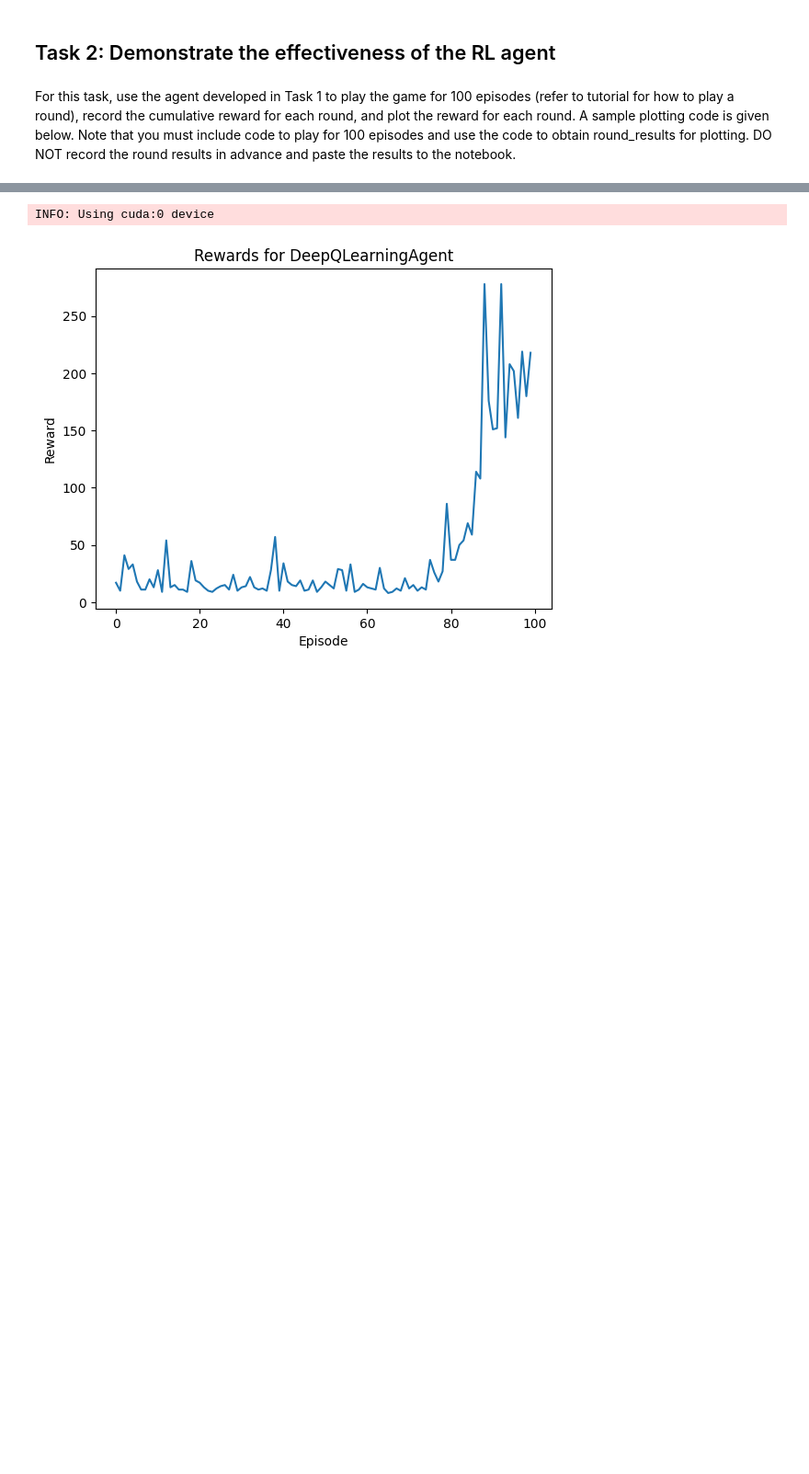
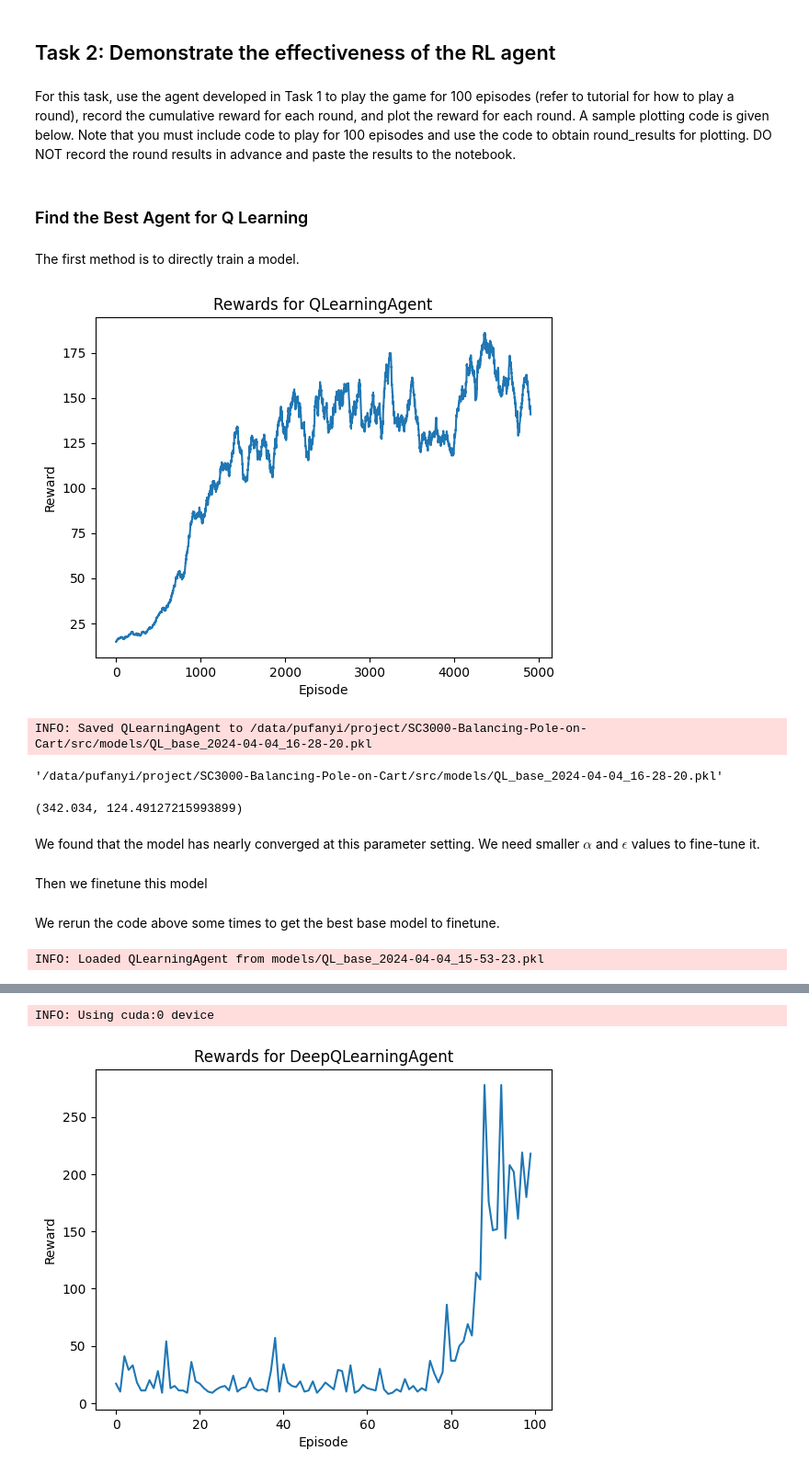
Before and after one commit to ruochee723/SC3000-Balancing-Pole-on-Cart, a Jupyter notebook: src/cartpole.ipynb, the cells around one changed output, grey strips where cells are left out. Shown at 92% size. Cells and saved outputs as stored; diff of their text form; code cells hidden in the pictures; blank space fills up the shorter version.

Commit message:
add models

```diff
--- a/src/cartpole.ipynb
+++ b/src/cartpole.ipynb
@@ -208,13 +208,13 @@ class QLearningAgent(TrainableAgent):
         if file_path is not None:
             self.load(file_path)
         else:
-            self.time = datetime.datetime.now().strftime("%Y-%m-%d_%H-%M-%S")
             self.state_space_size = state_space_size
             self.action_space_size = action_space_size
             self.alpha = alpha
             self.gamma = gamma
             self.epsilon = epsilon
             self.q_table = np.zeros((state_space_size, action_space_size))
+        self.time = datetime.datetime.now().strftime("%Y-%m-%d_%H-%M-%S")
 
     def reset(self):
         self.q_table = np.zeros((self.state_space_size, self.action_space_size))
@@ -245,9 +245,14 @@ class QLearningAgent(TrainableAgent):
             observation = next_observation
         return sum_reward
 
-    def save(self, path: str = "models"):
+    def save(self, path: str = "models", model_name: str = None):
         os.makedirs(path, exist_ok=True)
-        name = f"{self.name}_{self.time}.pkl"
+        if model_name is None:
+            name = f"{self.name}_{self.time}.pkl"
+        elif model_name.endswith("pkl"):
+            name = model_name
+        else:
+            name = f"{model_name}_{self.time}.pkl"
         path = os.path.join(path, name)
         path = os.path.abspath(path)
         with open(path, "wb") as f:
@@ -262,6 +267,7 @@ class QLearningAgent(TrainableAgent):
             }
             pickle.dump(data, f)
         gymlogger.info(f"Saved {self.name} to {path}")
+        return path
 
     def load(self, path: str):
         with open(path, "rb") as f:
@@ -347,8 +353,8 @@ class ReplayMemory(object):
 class DeepQLearningAgent(TrainableAgent):
     def __init__(
         self,
-        state_space_dim = None,
-        action_space_size = None,
+        state_space_dim=None,
+        action_space_size=None,
         *,
         file_name: Optional[str] = None,
         batch_size=32,
@@ -547,6 +553,8 @@ class DeepQLearningAgent(TrainableAgent):
 
         gymlogger.info(f"Saved {self.name} to {file_path}")
 
+        return file_path
+
     def load(self, file_path):
         """Load the model parameters, configuration, and additional information from a single file."""
         # Load data from file
@@ -578,17 +586,17 @@ class DeepQLearningAgent(TrainableAgent):
             hidden_layers=self.hidden_layers,
         )
 
-
         # Restore model parameters for both policy_net and target_net
         self.policy_net.load_state_dict(loaded_data["policy_net_state_dict"])
         self.target_net.load_state_dict(loaded_data["target_net_state_dict"])
 
-
         gymlogger.info(f"Loaded {self.name} from {file_path}")
 # %%
 env.reset()
-deep_q_learning_agent = DeepQLearningAgent(state_space_dim=4, action_space_size=2, batch_size=60)
-deep_q_learning_agent.train(env, num_episodes=100, plot=True, plot_smooth=1)
+deep_q_learning_agent = DeepQLearningAgent(
+    state_space_dim=4, action_space_size=2, batch_size=60
+)
+deep_q_learning_agent.train(env, num_episodes=100, plot=False)
 observation = env.reset()
 action = deep_q_learning_agent(observation)
 print("Observation:", observation)
@@ -647,14 +664,3 @@ def play(agent: Agent, num_episodes: int = 1000, num_threads: int = 1):
 def eval(agent: Agent, num_episodes: int, threads: int) -> float:
     rewards = play(agent, num_episodes=num_episodes, num_threads=threads)
     return np.mean(rewards), np.std(rewards)
-# %%
-env.reset()
-deep_q_learning_agent = DeepQLearningAgent(
-    state_space_dim=4,
-    action_space_size=2,
-    enable_cuda=True,
-    hidden_size=128,
-    hidden_layers=2,
-)
-deep_q_learning_agent.train(env, num_episodes=10)
-deep_q_learning_agent.save("deep_q_learning_agent")
@@ -665,3 +668,33 @@ INFO: Saved DeepQLearningAgent to /data/pufanyi/project/SC3000-Balancing-Pole-on
 ## Task 2: Demonstrate the effectiveness of the RL agent
 # %% [markdown]
 For this task, use the agent developed in Task 1 to play the game for 100 episodes (refer to tutorial for how to play a round), record the cumulative reward for each round, and plot the reward for each round. A sample plotting code is given below. Note that you must include code to play for 100 episodes and use the code to obtain round_results for plotting. DO NOT record the round results in advance and paste the results to the notebook.
+# %% [markdown]
+### Find the Best Agent for Q Learning
+# %% [markdown]
+The first method is to directly train a model.
+# %%
+q_learning_agent = QLearningAgent(alpha=0.1, gamma=0.999, epsilon=0.3)
+q_learning_agent.train(env, 5000, plot=True)
+# %% [output]
+[figure, added]
+# %%
+q_learning_agent.save("models", "QL_base")
+# %% [output]
+INFO: Saved QLearningAgent to /data/pufanyi/project/SC3000-Balancing-Pole-on-Cart/src/models/QL_base_2024-04-04_16-28-20.pkl
+'/data/pufanyi/project/SC3000-Balancing-Pole-on-Cart/src/models/QL_base_2024-04-04_16-28-20.pkl'
+# %%
+eval(q_learning_agent, 1000, 30)
+# %% [output]
+(342.034, 124.49127215993899)
+# %% [markdown]
+We found that the model has nearly converged at this parameter setting. We need smaller $\alpha$ and $\epsilon$ values to fine-tune it.
+# %% [markdown]
+Then we finetune this model
+# %% [markdown]
+We rerun the code above some times to get the best base model to finetune.
+# %%
+q_learning_agent_finetuned = QLearningAgent(
+    file_path="models/QL_base_2024-04-04_15-53-23.pkl"
+)
+# %% [output]
+INFO: Loaded QLearningAgent from models/QL_base_2024-04-04_15-53-23.pkl
```
Also changed, not shown: parts of 12 cells of this notebook, 4 other files.
